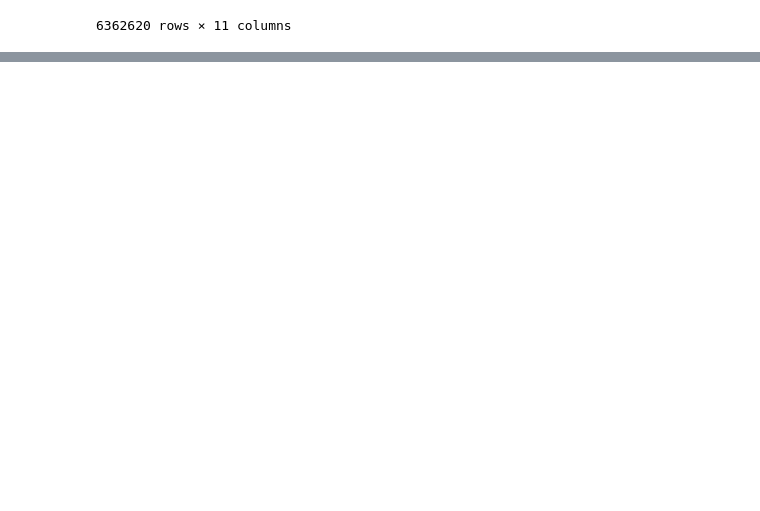
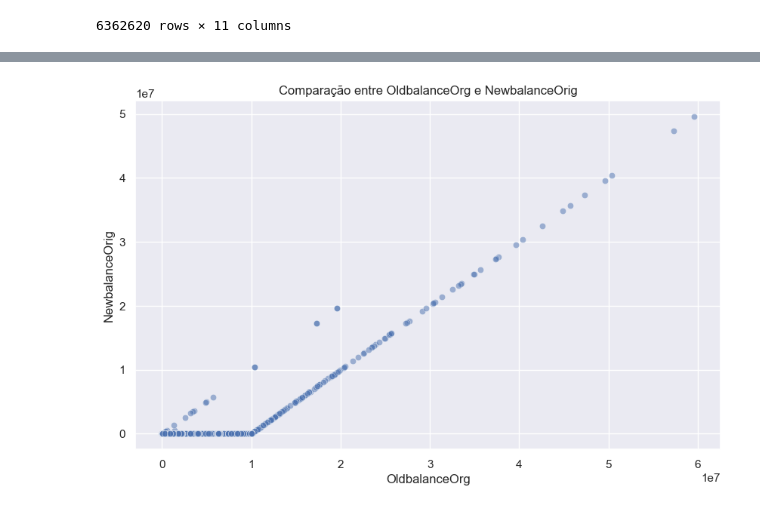
Before and after one commit to gui23dib/AI-Model-Test, a Jupyter notebook: exploratoryAnalysis.ipynb, the cells around one changed output, grey strips where cells are left out. Saved outputs shown, nothing was run; the diff lists cells and outputs as text; code cells hidden in the pictures; blank space fills up the shorter version.

```diff
--- a/exploratoryAnalysis.ipynb
+++ b/exploratoryAnalysis.ipynb
@@ -89,0 +166,10 @@ dtype: int64
+# %%
+# Comparação entre 'oldbalanceOrg' e 'newbalanceOrig'
+plt.figure(figsize=(10, 6))
+sns.scatterplot(x='oldbalanceOrg', y='newbalanceOrig', data=df, alpha=0.5)
+plt.title('Comparação entre OldbalanceOrg e NewbalanceOrig')
+plt.xlabel('OldbalanceOrg')
+plt.ylabel('NewbalanceOrig')
+plt.show()
+# %% [output]
+[figure, added]
```
Also changed, not shown: parts of 16 cells of this notebook, 4 other files.
